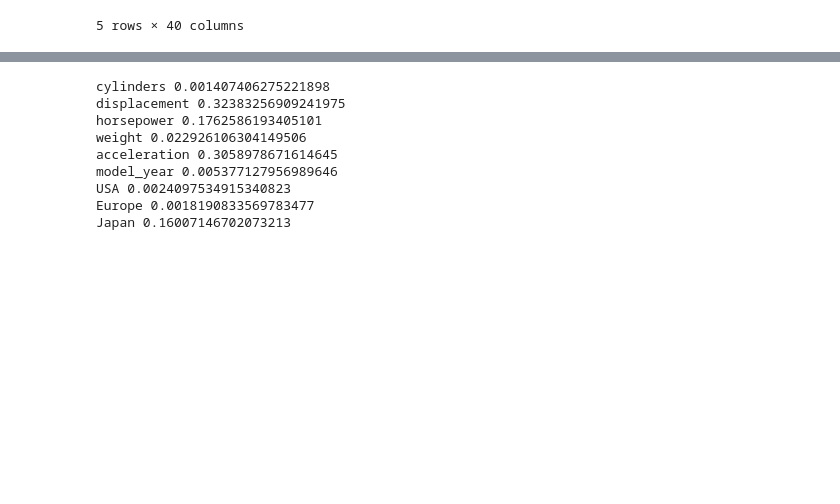
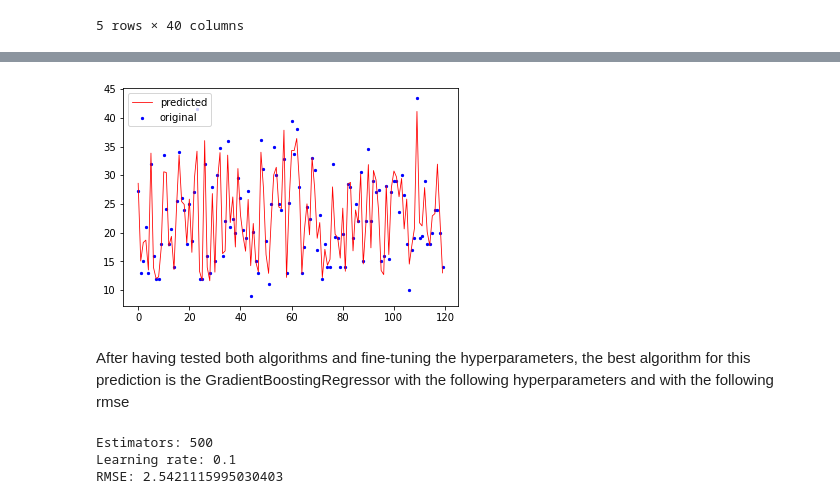
Before and after one commit to jsparraq/mpg-prediction, a Jupyter notebook: Machine learning model.ipynb, the cells around one changed output, grey strips where cells are left out. Drawn from its saved outputs; the diff is of its cells as text; code cells hidden in the pictures; blank space fills up the shorter version.

```diff
--- a/Machine learning model.ipynb
+++ b/Machine learning model.ipynb
@@ -54,13 +93,18 @@ fi.plot.barh()
-# %%
-for importance, feature in zip(gb_regressor.feature_importances_, features):
-    print(feature, importance)
-# %% [output]
-cylinders 0.001407406275221898
-displacement 0.32383256909241975
-horsepower 0.1762586193405101
-weight 0.022926106304149506
-acceleration 0.3058978671614645
-model_year 0.005377127956989646
-USA 0.0024097534915340823
-Europe 0.0018190833569783477
-Japan 0.16007146702073213
+# %%
+x_ax = range(len(y_test))
+plt.scatter(x_ax, y_test, s=5, color="blue", label="original")
+plt.plot(x_ax, y_predicted, lw=0.8, color="red", label="predicted")
+plt.legend()
+plt.show()
+# %% [output]
+[figure, added]
+# %% [markdown]
+After having tested both algorithms and fine-tuning the hyperparameters, the best algorithm for this prediction is the GradientBoostingRegressor with the following hyperparameters and with the following rmse
+# %%
+print(f'Estimators: {gb_regressor.n_estimators_}')
+print(f'Learning rate: {learning_rate}')
+print(f'RMSE: {rmse}')
+# %% [output]
+Estimators: 500
+Learning rate: 0.1
+RMSE: 2.5421115995030403
```
Also changed, not shown: parts of 11 cells of this notebook, 1 other file.
